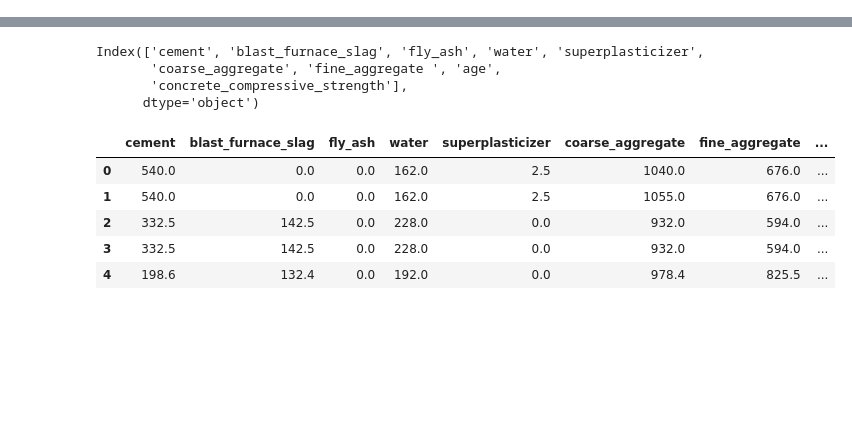
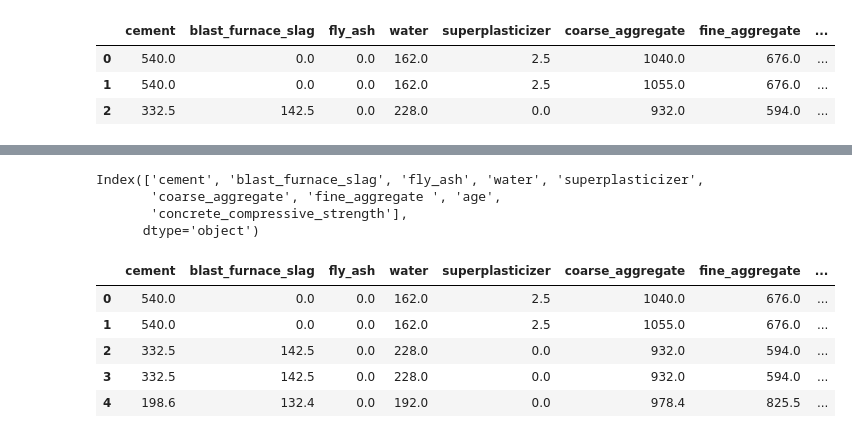
Before and after one commit to Sahulinkan7/concrete_strength_prediction, a Jupyter notebook: notebooks/experiments2.ipynb, the cells around one changed output, grey strips where cells are left out. Saved outputs shown, nothing was run; the diff lists cells and outputs as text; code cells hidden in the pictures; blank space fills up the shorter version.

```diff
--- a/notebooks/experiments2.ipynb
+++ b/notebooks/experiments2.ipynb
@@ -6,3 +6,10 @@ from sklearn.model_selection import train_test_split
 from sklearn.model_selection import GridSearchCV
 # %%
 df=pd.read_csv("concrete_data.csv")
+# %%
+df.head(3)
+# %% [output]
+|  | cement | blast_furnace_slag | fly_ash | water | superplasticizer | coarse_aggregate | fine_aggregate | ... |
+| 0 | 540.0 | 0.0 | 0.0 | 162.0 | 2.5 | 1040.0 | 676.0 | ... |
+| 1 | 540.0 | 0.0 | 0.0 | 162.0 | 2.5 | 1055.0 | 676.0 | ... |
+| 2 | 332.5 | 142.5 | 0.0 | 228.0 | 0.0 | 932.0 | 594.0 | ... |
```
Also changed, not shown: parts of 1 cell of this notebook, 43 other files.
